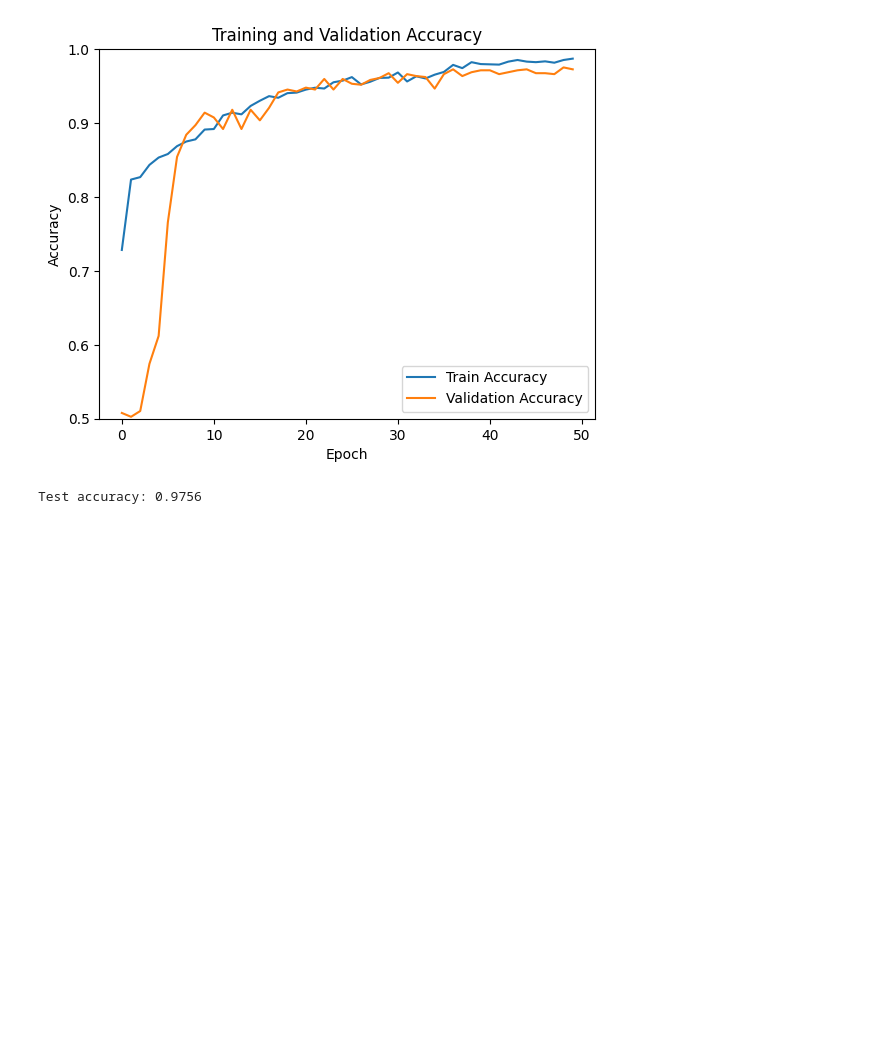
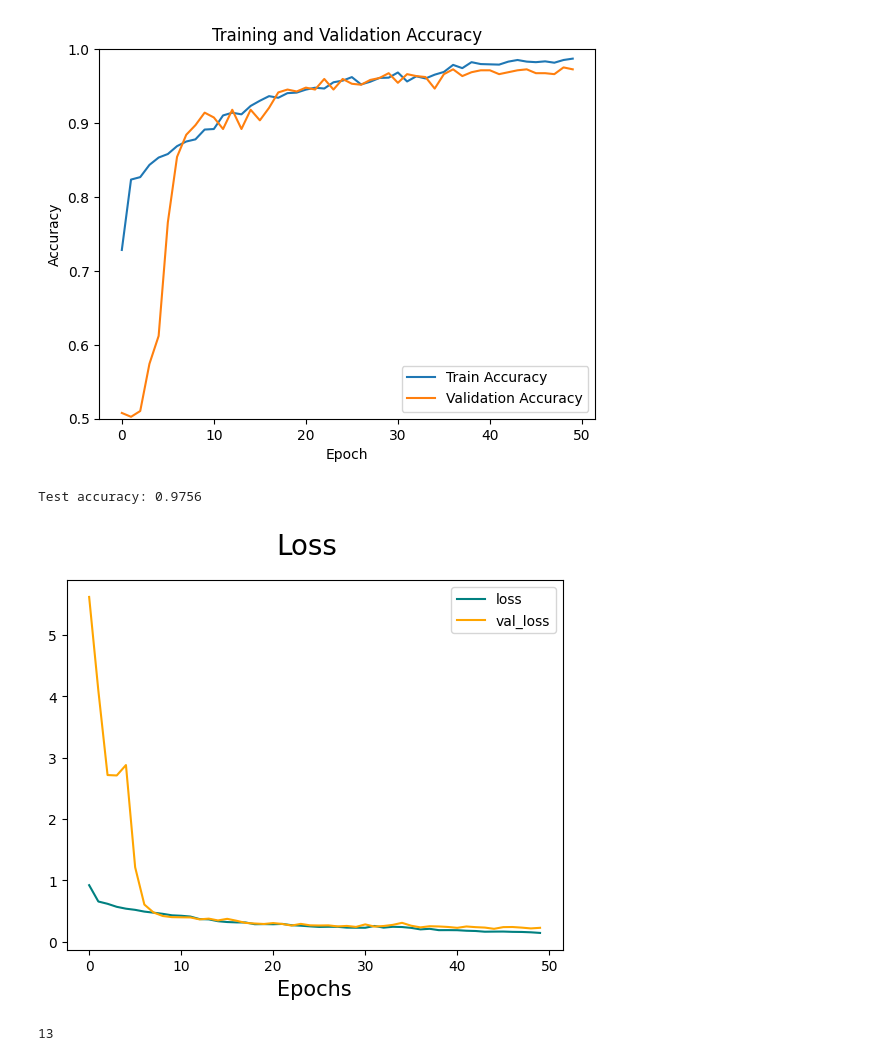
Before and after one commit to YuktheswarAlahari19/TB-Prediction-XRayTF-, a Jupyter notebook: exploration.ipynb, the cells around one changed output. Drawn from its saved outputs; the diff is of its cells as text; code cells hidden in the pictures; blank space fills up the shorter version.

```diff
--- a/exploration.ipynb
+++ b/exploration.ipynb
@@ -266,11 +279,12 @@ data = data.map(image_sharpening)
 # %%
-total_batches = len(data) # ---------> There are 122 , 32 batches
+total_batch = len(data)
 # %%
-train_batches = int(total_batches * 0.7)
-val_batches = int(total_batches * 0.2)
-test_batches = total_batches - train_batches - val_batches
+train_batch = int(total_batch * 0.7) # -----> 85
+val_batch = int(total_batch * 0.2) # -----> 24
 
-train_data = data.take(train_batches)
-val_data = data.skip(train_batches).take(val_batches)
-test_data = data.skip(train_batches + val_batches).take(test_batches)
+test_batch = total_batch - train_batch - val_batch # ----> 122 - 85 - 24 = 13
+
+train_data = data.take(train_batch)
+val_data = data.skip(train_batch).take(val_batch)
+test_data = data.skip(train_batch + val_batch).take(test_batch)
 # %% [markdown]
@@ -376,3 +390,13 @@ print(f'Test accuracy: {test_acc:.4f}')
 # %% [output]
 [figure]
 Test accuracy: 0.9756
+# %%
+fig = plt.figure()
+plt.plot(trainig.history['loss'],color='teal', label='loss')
+plt.plot(trainig.history['val_loss'],color='orange', label='val_loss')
+fig.suptitle('Loss',fontsize=20)
+plt.xlabel('Epochs',fontsize=15)
+plt.legend(loc='upper right')
+plt.show()
+# %% [output]
+[figure, added]
@@ -378,0 +408,4 @@ Test accuracy: 0.9756
+# %%
+len(test_data)
+# %% [output]
+13
```
Also changed, not shown: parts of 28 cells of this notebook, 1 other file.
